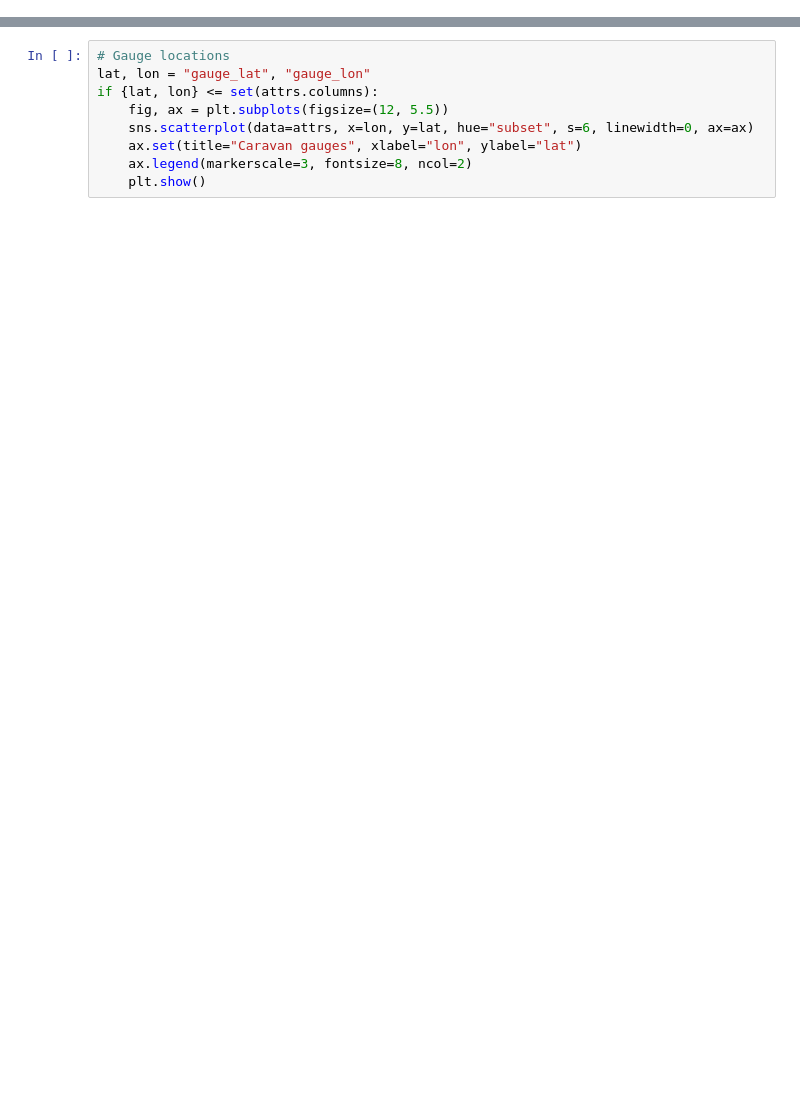
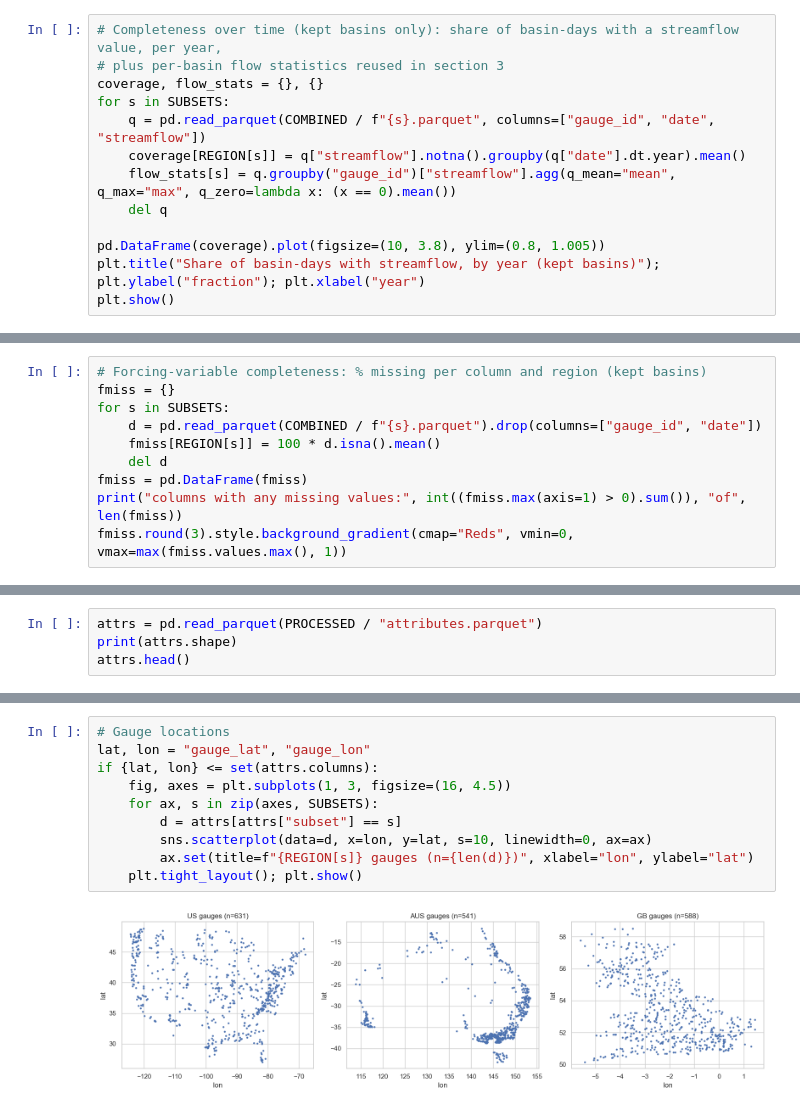
Before and after one commit to samussiah/data780-group-project, a Jupyter notebook: notebooks/01_caravan_eda.ipynb, the cells around one changed output, grey strips where cells are left out. Cells and saved outputs as stored; diff of their text form; blank space fills up the shorter version.

```diff
--- a/notebooks/01_caravan_eda.ipynb
+++ b/notebooks/01_caravan_eda.ipynb
@@ -52,0 +134,13 @@ attrs.head()
+# %%
+# Completeness over time (kept basins only): share of basin-days with a streamflow value, per year,
+# plus per-basin flow statistics reused in section 3
+coverage, flow_stats = {}, {}
+for s in SUBSETS:
+    q = pd.read_parquet(COMBINED / f"{s}.parquet", columns=["gauge_id", "date", "streamflow"])
+    coverage[REGION[s]] = q["streamflow"].notna().groupby(q["date"].dt.year).mean()
+    flow_stats[s] = q.groupby("gauge_id")["streamflow"].agg(q_mean="mean", q_max="max", q_zero=lambda x: (x == 0).mean())
+    del q
+
+pd.DataFrame(coverage).plot(figsize=(10, 3.8), ylim=(0.8, 1.005))
+plt.title("Share of basin-days with streamflow, by year (kept basins)"); plt.ylabel("fraction"); plt.xlabel("year")
+plt.show()
@@ -52,0 +149,10 @@ attrs.head()
+# %%
+# Forcing-variable completeness: % missing per column and region (kept basins)
+fmiss = {}
+for s in SUBSETS:
+    d = pd.read_parquet(COMBINED / f"{s}.parquet").drop(columns=["gauge_id", "date"])
+    fmiss[REGION[s]] = 100 * d.isna().mean()
+    del d
+fmiss = pd.DataFrame(fmiss)
+print("columns with any missing values:", int((fmiss.max(axis=1) > 0).sum()), "of", len(fmiss))
+fmiss.round(3).style.background_gradient(cmap="Reds", vmin=0, vmax=max(fmiss.values.max(), 1))
@@ -52,0 +189,4 @@ attrs.head()
+# %%
+attrs = pd.read_parquet(PROCESSED / "attributes.parquet")
+print(attrs.shape)
+attrs.head()
@@ -60,10 +221,13 @@ miss[miss > 0].head(15).to_frame("frac_missing")
 # %%
 # Gauge locations
 lat, lon = "gauge_lat", "gauge_lon"
 if {lat, lon} <= set(attrs.columns):
-    fig, ax = plt.subplots(figsize=(12, 5.5))
-    sns.scatterplot(data=attrs, x=lon, y=lat, hue="subset", s=6, linewidth=0, ax=ax)
-    ax.set(title="Caravan gauges", xlabel="lon", ylabel="lat")
-    ax.legend(markerscale=3, fontsize=8, ncol=2)
-    plt.show()
+    fig, axes = plt.subplots(1, 3, figsize=(16, 4.5))
+    for ax, s in zip(axes, SUBSETS):
+        d = attrs[attrs["subset"] == s]
+        sns.scatterplot(data=d, x=lon, y=lat, s=10, linewidth=0, ax=ax)
+        ax.set(title=f"{REGION[s]} gauges (n={len(d)})", xlabel="lon", ylabel="lat")
+    plt.tight_layout(); plt.show()
+# %% [output]
+[figure, added]
 # %%
```
Also changed, not shown: parts of 30 cells of this notebook.
